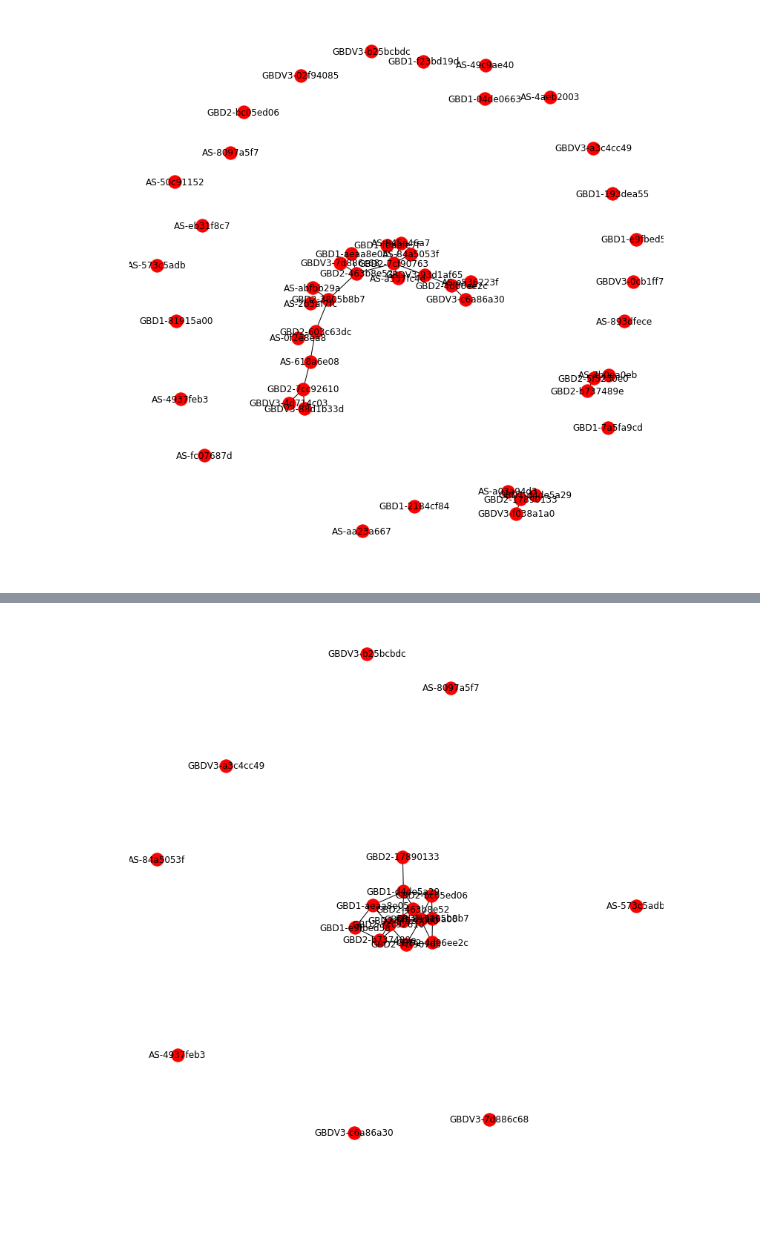
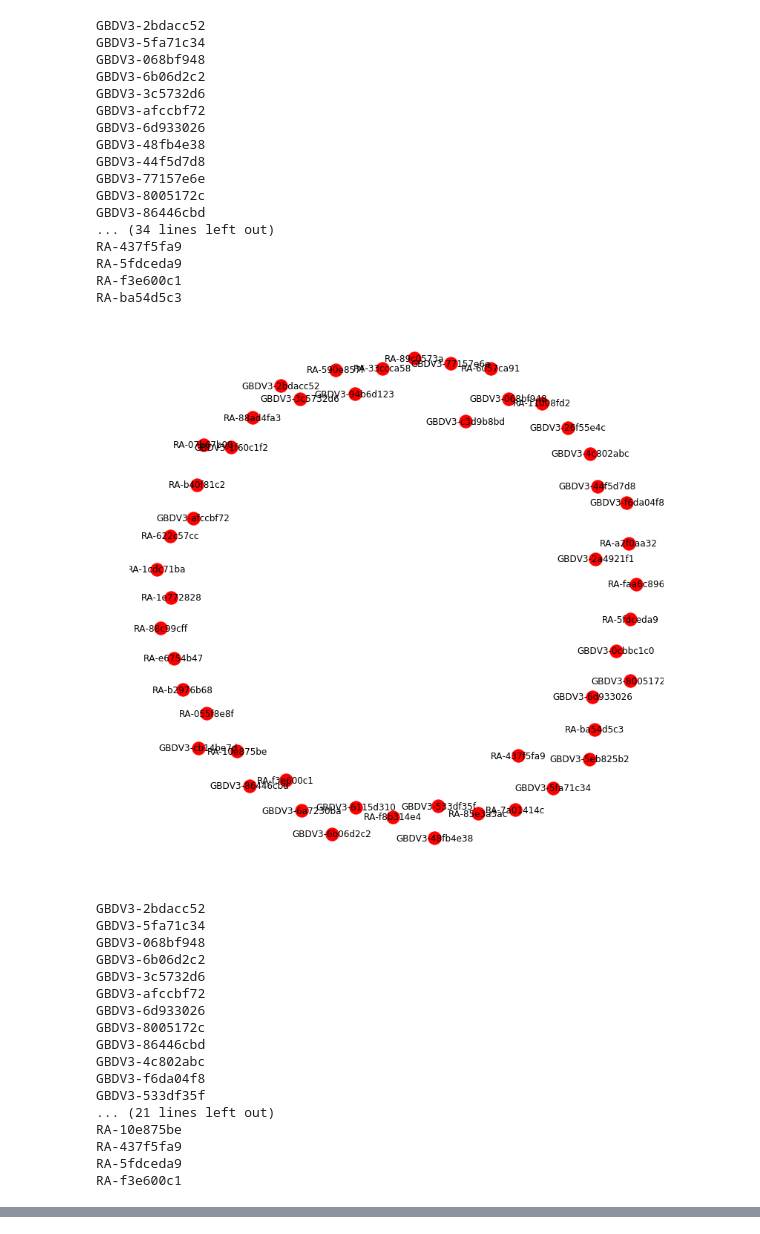
Before and after one commit to MUBTAAB/nx-Reinforcement, a Jupyter notebook: networkX - 2.ipynb, the cells around one changed output, grey strips where cells are left out. Drawn from its saved outputs; the diff is of its cells as text; code cells hidden in the pictures; blank space fills up the shorter version.

Commit message:
randomforestregressoragents

```diff
--- a/networkX - 2.ipynb
+++ b/networkX - 2.ipynb
@@ -105,8 +115,9 @@ class AgentSkeleton:
 # %%
 class GetBasedonDegree_v1(AgentSkeleton):
     def predict(self, world):
-        if sum(world.centrality_dict.values()) > 0:
-            return world.centrality_dict
+        centrality_dict = nx.degree_centrality(world.G)
+        if sum(centrality_dict.values()) > 0:
+            return centrality_dict
         else:
             return dict(zip(list(world.G.nodes), [random.random() for i in world.G.nodes]))
 # %%
@@ -120,8 +132,9 @@ class GetBasedonDegree_v2(AgentSkeleton):
 # %%
 class GetBasedonDegree_V3(AgentSkeleton):
     def predict(self, world):
-        if sum(world.centrality_dict.values()) > 0:
-            res = world.centrality_dict.copy()
+        centrality_dict = nx.degree_centrality(world.G)
+        if sum(centrality_dict.values()) > 0:
+            res = centrality_dict.copy()
             for key in res.keys():
                 res[key] += 0.1
             return res
@@ -134,9 +142,0 @@ GetBasedonDegree_v1().name
-# %%
-for n in range(len(test_world.history)):
-    learn_df = pd.DataFrame()
-    #learn_df['TARGET'] = pd.Series(other.prediction_dict[n])
-    learn_df['DEGREE'] = pd.Series(dict(test_world.history[n].degree()))
-    learn_df['DEGREE_CENTRALITY'] = pd.Series(nx.degree_centrality(test_world.history[n]))
-    learn_df['CLOSENESS_CENTRALITY'] = pd.Series(nx.closeness_centrality(test_world.history[n]))
-    plt.scatter(learn_df['DEGREE_CENTRALITY'], learn_df['CLOSENESS_CENTRALITY'])
-    plt.show()
@@ -145,10 +222,8 @@ type(GetBasedOnDegree)
 # %%
 agents = []
-agents += [GetBasedonDegree_V3() for i in range(10)]
-agents += [GetBasedonDegree_v2() for i in range(10)]
-agents += [GetBasedonDegree_v1() for i in range(10)]
-agents += [AgentSkeleton() for i in range(20)]
+agents += [GetBasedonDegree_V3() for i in range(25)]
+agents += [RegressorAgent(regressor=RandomForestRegressor()) for i in range(25)]
 test_world = selectiveWorld(agents, agent_power=5, min_degs=1, selection_proba = 0.3)
 test_world.draw()
-test_world.iterate(20, draw = True)
+test_world.iterate(10, draw = True)
 # %% [output]
@@ -156 +231,35 @@ test_world.iterate(20, draw = True)
+GBDV3-2bdacc52
+GBDV3-5fa71c34
+GBDV3-068bf948
+GBDV3-6b06d2c2
+GBDV3-3c5732d6
+GBDV3-afccbf72
+GBDV3-6d933026
+GBDV3-48fb4e38
+GBDV3-44f5d7d8
+GBDV3-77157e6e
+GBDV3-8005172c
+GBDV3-86446cbd
+... (34 lines left out)
+RA-437f5fa9
+RA-5fdceda9
+RA-f3e600c1
+RA-ba54d5c3
-[figure, old version]
+[figure, new version]
+GBDV3-2bdacc52
+GBDV3-5fa71c34
+GBDV3-068bf948
+GBDV3-6b06d2c2
+GBDV3-3c5732d6
+GBDV3-afccbf72
+GBDV3-6d933026
+GBDV3-8005172c
+GBDV3-86446cbd
+GBDV3-4c802abc
+GBDV3-f6da04f8
+GBDV3-533df35f
+... (21 lines left out)
+RA-10e875be
+RA-437f5fa9
+RA-5fdceda9
+RA-f3e600c1
@@ -161 +316,0 @@ test_world.iterate(20, draw = True)
-[figure, removed]
```
Also changed, not shown: parts of 17 cells of this notebook.
